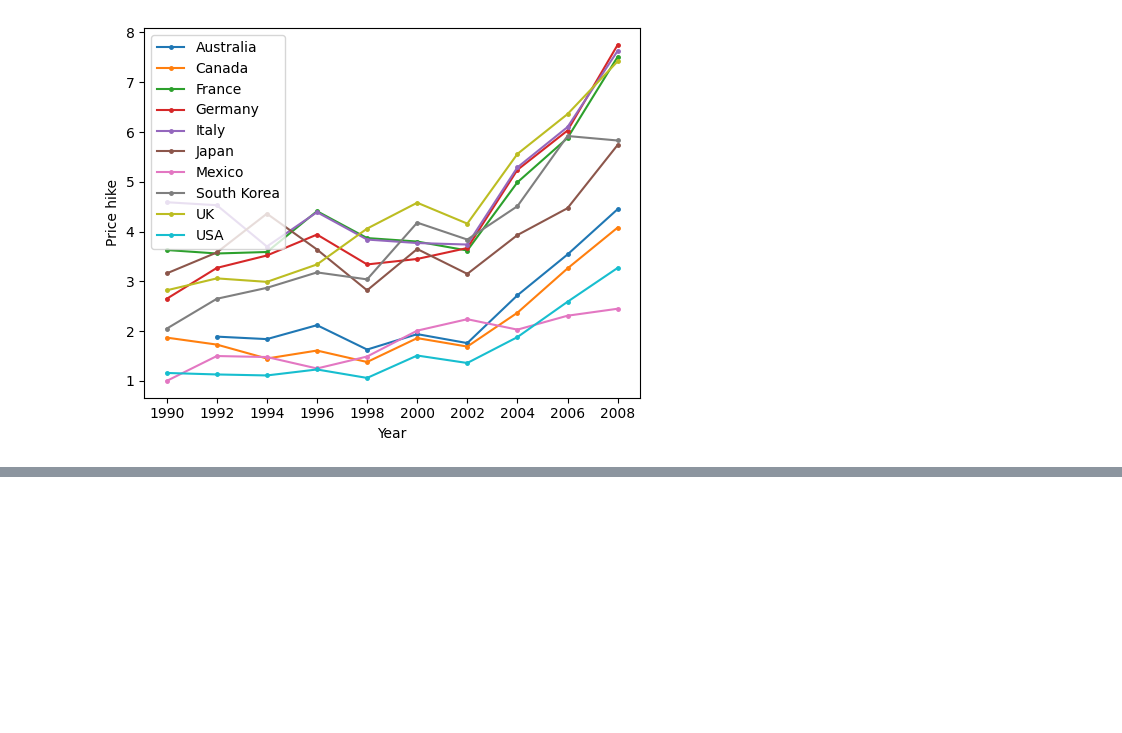
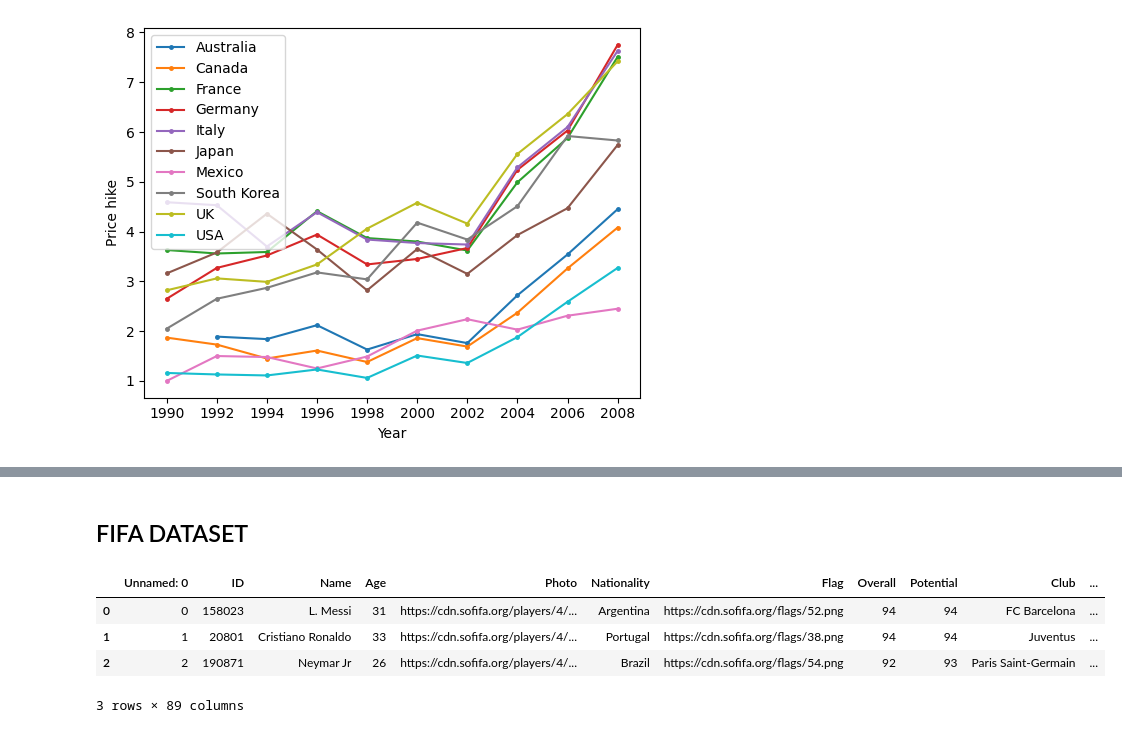
Before and after one commit to danielprinceD/DataScience, a Jupyter notebook: matplotlib.ipynb, the cells around one changed output, grey strips where cells are left out. Drawn from its saved outputs; the diff is of its cells as text; code cells hidden in the pictures; blank space fills up the shorter version.

```diff
--- a/matplotlib.ipynb
+++ b/matplotlib.ipynb
@@ -146,0 +137,2 @@ Name: Year, dtype: int64
+# %% [markdown]
+## FIFA DATASET
@@ -146,0 +141,8 @@ Name: Year, dtype: int64
+# %%
+fifa.head(3)
+# %% [output]
+|  | Unnamed: 0 | ID | Name | Age | Photo | Nationality | Flag | Overall | Potential | Club | ... |
+| 0 | 0 | 158023 | L. Messi | 31 | https://cdn.sofifa.org/players/4/... | Argentina | https://cdn.sofifa.org/flags/52.png | 94 | 94 | FC Barcelona | ... |
+| 1 | 1 | 20801 | Cristiano Ronaldo | 33 | https://cdn.sofifa.org/players/4/... | Portugal | https://cdn.sofifa.org/flags/38.png | 94 | 94 | Juventus | ... |
+| 2 | 2 | 190871 | Neymar Jr | 26 | https://cdn.sofifa.org/players/4/... | Brazil | https://cdn.sofifa.org/flags/54.png | 92 | 93 | Paris Saint-Germain | ... |
+3 rows × 89 columns
```
Also changed, not shown: parts of 4 cells of this notebook, 1 other file.
